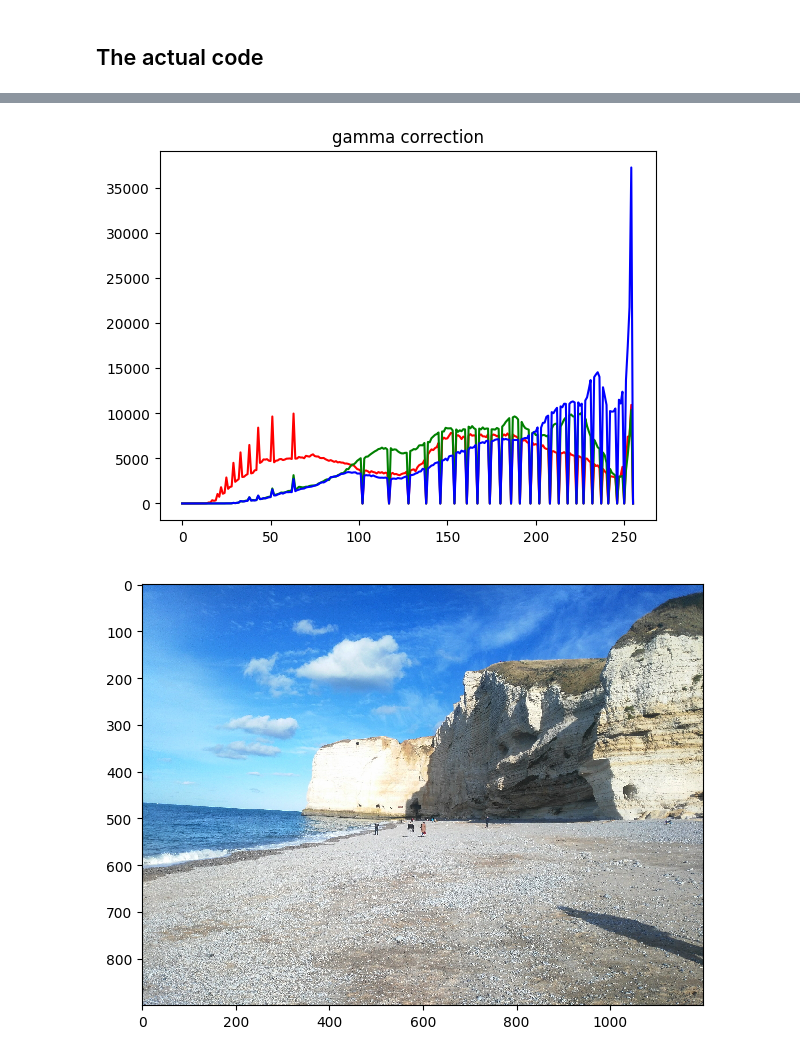
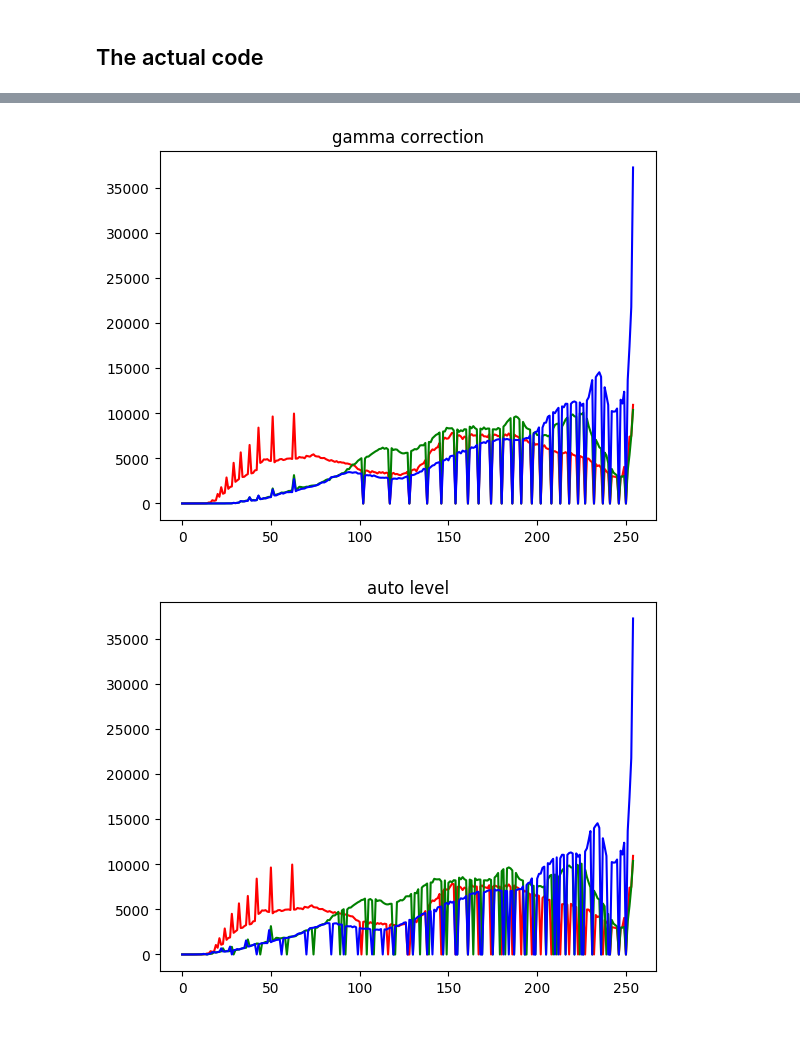
Before and after one commit to Exagor/info-h-500, a Jupyter notebook: docs/Projects/project2_enchance.ipynb, the cells around one changed output, grey strips where cells are left out. Saved outputs shown, nothing was run; the diff lists cells and outputs as text; code cells hidden in the pictures.

```diff
--- a/docs/Projects/project2_enchance.ipynb
+++ b/docs/Projects/project2_enchance.ipynb
@@ -16,7 +16,8 @@ import numpy as np
 from skimage.io import imread, imsave, imshow
 import matplotlib.pyplot as plt
 from skimage.morphology import disk
-from skimage.filters.rank import median
+from skimage.filters.rank import median, mean
+from skimage.color import rgb2hsv, hsv2rgb
 
 #check if it's a color image
 def is_color(im):
@@ -32,9 +33,9 @@ def show_histogram(im,title=None):
     Show the histogram of the image
     '''
     if len(im.shape) > 2:
-        hist_r, bins = np.histogram(im[:,:,0], bins=range(257))
-        hist_g, bins = np.histogram(im[:,:,1], bins=range(257))
-        hist_b, bins = np.histogram(im[:,:,2], bins=range(257))
+        hist_r, bins = np.histogram(im[:,:,0], bins=range(256))
+        hist_g, bins = np.histogram(im[:,:,1], bins=range(256))
+        hist_b, bins = np.histogram(im[:,:,2], bins=range(256))
         plt.figure()
         plt.plot(hist_r,'r')
         plt.plot(hist_g,'g')
@@ -42,7 +43,7 @@ def show_histogram(im,title=None):
 
     else:
         plt.figure()
-        hist, bins = np.histogram(im.flatten(), bins=range(257))
+        hist, bins = np.histogram(im.flatten(), bins=range(256))
         plt.plot(hist)
 
     plt.title(title)
@@ -102,6 +103,7 @@ def correct_luminosity(im,disk_size=3):
     # im_out = im2/im_median
     print(np.min(im_out),np.max(im_out))
     return im_out
+
 def correct_luminosity2(im,factor=0.9):
     '''
     Correct the luminosity checking the mean luminosity of the image
@@ -113,6 +115,21 @@ def correct_luminosity2(im,factor=0.9):
     else:
         im_out = im
     return im_out
+
+def correct_luminosity3(im):
+    '''
+    Correct luminosity by going through the hsv space (hue, saturation, value)
+    '''
+    im_hsv = rgb2hsv(im)
+
+    im_hsv2 = im_hsv.copy()
+    im_hsv[:,:,2] = mean(im_hsv[:,:,2],disk(15)).astype(np.uint8) #median of the value
+    print(im_hsv)
+    im_hsv = (im_hsv2/im_hsv)
+    im_out = hsv2rgb(im_hsv)
+    im_out[:,:,2] = im_out[:,:,2].astype(float) / np.max(im_out[:,:,2])  # normalize to 0-1
+    im_out = (im_out * 255).astype(np.uint8)  # convert to 0-255
+    return im_out
 # %% [markdown]
 ## The actual code
 # %%
@@ -120,19 +137,19 @@ im = imread("etretat.jpg")
 gamma = 1.3
 
 show_histogram(im,"original")
-#gamma correction
+# gamma correction
 for channel in range(3):
     im[:,:,channel] = gamma_correction(im[:,:,channel],gamma)
 show_histogram(im,"gamma correction")
-#remove noise
+# remove noise
 # for channel in range(3):
 #     im[:,:,channel] = remove_noise(im[:,:,channel])
 # show_histogram(im,"remove noise")
-#auto-leveling
-# for channel in range(3):
-#     im[:,:,channel] = auto_level(im[:,:,channel])
-# show_histogram(im,"auto level")
-# # equalization
+# auto-leveling
+for channel in range(3):
+    im[:,:,channel] = auto_level(im[:,:,channel])
+show_histogram(im,"auto level")
+# equalization
 # for channel in range(3):
 #     im[:,:,channel] = equalization(im[:,:,channel])
 # show_histogram(im,"equalization")
@@ -140,6 +157,8 @@ show_histogram(im,"gamma correction")
 # for channel in range(3):
 #     im[:,:,channel] = correct_luminosity2(im[:,:,channel])
 # show_histogram(im,"correct luminosity")
+# im = correct_luminosity3(im)
 imshow(im)
+
 imsave("etretat_enhanced.jpg",im)
 # %% [output]
@@ -147,2 +166,2 @@ imsave("etretat_enhanced.jpg",im)
-[figure, old version]
+[figure, new version]
-[figure, old version]
+[figure, new version]
```
Also changed, not shown: parts of 1 cell of this notebook, 2 other files.
